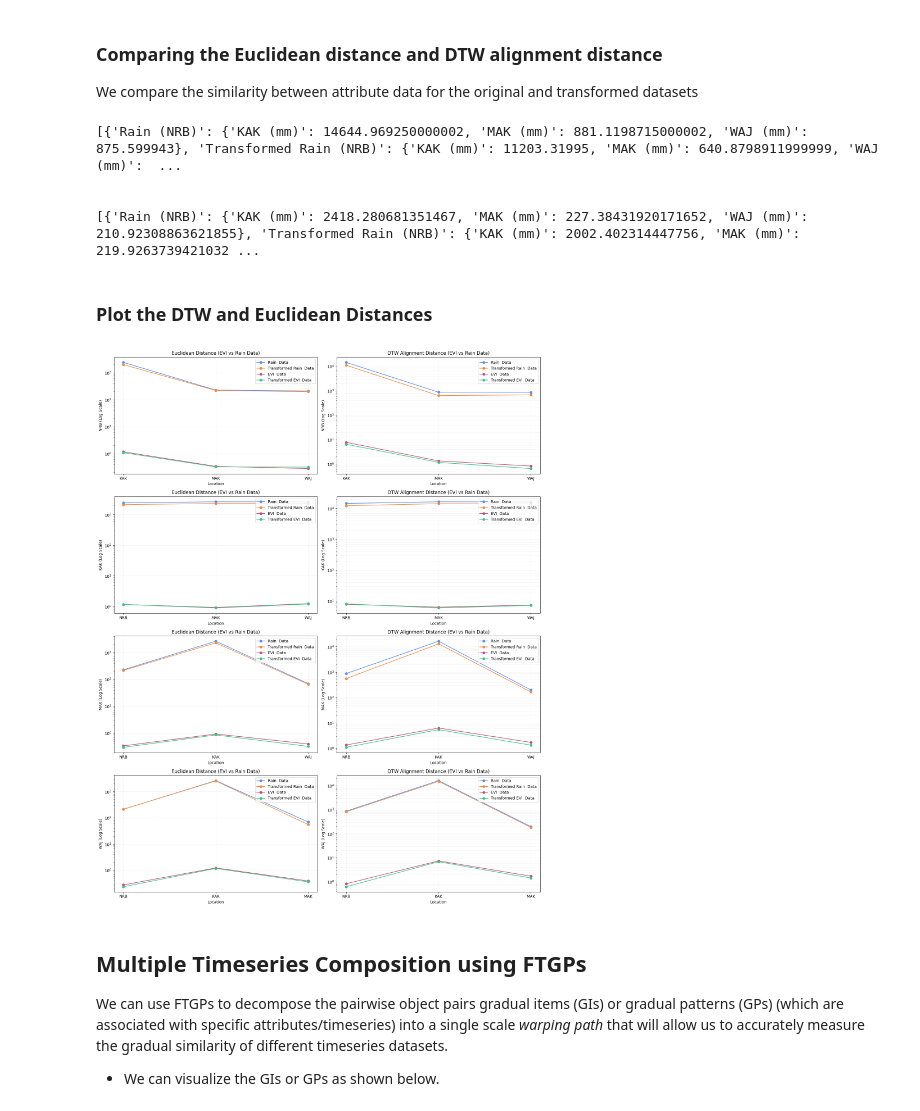
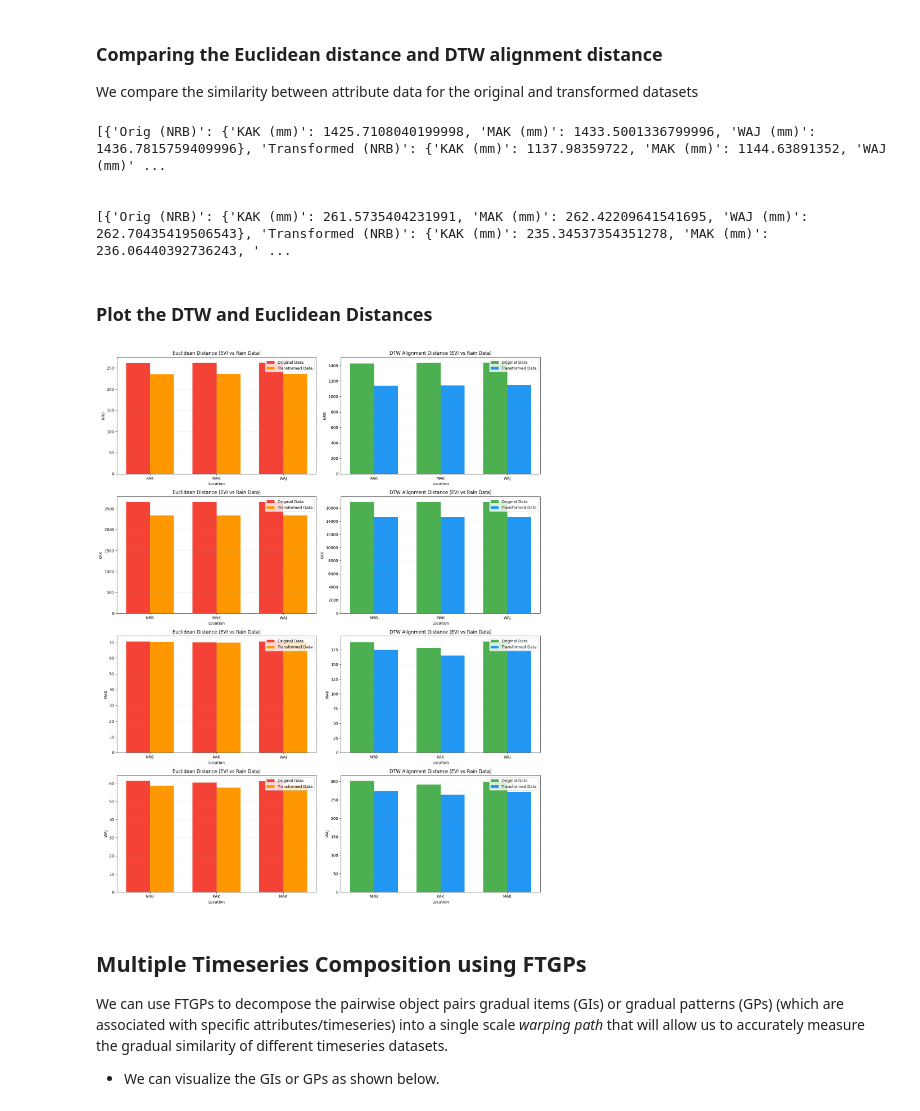
Before and after one commit to owuordickson/t-graank, a Jupyter notebook: analysis/ftgp_composition.ipynb, the cells around one changed output. Drawn from its saved outputs; the diff is of its cells as text; code cells hidden in the pictures.

```diff
--- a/analysis/ftgp_composition.ipynb
+++ b/analysis/ftgp_composition.ipynb
@@ -175,31 +180,24 @@ plt_fig = gp_descriptor_spider_plot([numeric_rain_df, numeric_evi_df], ['Rain',
 We compare the similarity between attribute data for the original and transformed datasets
 # %%
 dtw_data = []
+euc_data = []
 for i, tgrad in enumerate(rain_tgrads):
     orig_rain_data = tgrad.data
     orig_evi_data = evi_tgrads[i].data
     trans_data_rain = rain_tgrad_data[i]['Transformed Data']
     trans_data_evi = evi_tgrad_data[i]['Transformed Data']
-    temp_dict = gen_dtw_data(tgrad, orig_rain_data, orig_evi_data, trans_data_rain, trans_data_evi)
-    dtw_data.append(temp_dict)
+    dtw_dict, euc_dict = compute_distance(tgrad, orig_rain_data, orig_evi_data, trans_data_rain, trans_data_evi)
+    dtw_data.append(dtw_dict)
+    euc_data.append(euc_dict)
-# %%
-euc_data = []
-for i, tgrad in enumerate(rain_tgrads):
-    orig_rain_data = tgrad.data
-    orig_evi_data = evi_tgrads[i].data
-    trans_data_rain = rain_tgrad_data[i]['Transformed Data']
-    trans_data_evi = evi_tgrad_data[i]['Transformed Data']
-    temp_dict = gen_euc_data(tgrad, orig_rain_data, orig_evi_data, trans_data_rain, trans_data_evi)
-    euc_data.append(temp_dict)
 # %%
 print(dtw_data)
 print("\n")
 print(euc_data)
 # %% [output]
-[{'Rain (NRB)': {'KAK (mm)': 14644.969250000002, 'MAK (mm)': 881.1198715000002, 'WAJ (mm)': 875.599943}, 'Transformed Rain (NRB)': {'KAK (mm)': 11203.31995, 'MAK (mm)': 640.8798911999999, 'WAJ (mm)':  ...
+[{'Orig (NRB)': {'KAK (mm)': 1425.7108040199998, 'MAK (mm)': 1433.5001336799996, 'WAJ (mm)': 1436.7815759409996}, 'Transformed (NRB)': {'KAK (mm)': 1137.98359722, 'MAK (mm)': 1144.63891352, 'WAJ (mm)' ...
 
 
-[{'Rain (NRB)': {'KAK (mm)': 2418.280681351467, 'MAK (mm)': 227.38431920171652, 'WAJ (mm)': 210.92308863621855}, 'Transformed Rain (NRB)': {'KAK (mm)': 2002.402314447756, 'MAK (mm)': 219.9263739421032 ...
+[{'Orig (NRB)': {'KAK (mm)': 261.5735404231991, 'MAK (mm)': 262.42209641541695, 'WAJ (mm)': 262.70435419506543}, 'Transformed (NRB)': {'KAK (mm)': 235.34537354351278, 'MAK (mm)': 236.06440392736243, ' ...
 # %% [markdown]
 ### Plot the DTW and Euclidean Distances
 # %%
@@ -213,6 +211,8 @@ for i, t_grad in enumerate(rain_tgrads):
         col = col[:3]
         locations.append(col)
     target_col = t_grad.titles[t_grad.target_col][:3]
+    x = np.arange(len(locations))
+    width = 0.36
 
     columns = ['Data', 'Metric']
     columns.extend(locations)
@@ -222,50 +222,59 @@ for i, t_grad in enumerate(rain_tgrads):
         row = [key, "DTW"]
         for k, v in val_dict.items():
             row.append(v)
         plt_data.append(row)
 
     for key, val_dict in euc_data[i].items():
         row = [key, "EUC"]
         for k, v in val_dict.items():
             row.append(v)
         plt_data.append(row)
-
     plt_df = pd.DataFrame(plt_data, columns=columns)
-
-    # Create the combined legend label
-    plt_df['Legend'] = plt_df['Data'] #+ " + " + plt_df['Metric']
 
     # 2. Filter data for specific plots
     df_evi = plt_df[plt_df['Data'].str.contains('EVI')]
     df_euc = plt_df[plt_df['Metric'] == 'EUC']
     df_dtw = plt_df[plt_df['Metric'] == 'DTW']
 
-    # Plot 1: All EVI Data
-    for _, row in df_euc.iterrows():
-        lbl_txt = str(row['Legend']).split('(')[0] + ' Data'
-        ax[i,0].plot(locations, row[locations], marker='o', label=lbl_txt)
+    dtw_rain_vals = df_dtw[df_dtw['Data'].str.contains('Orig')][locations].values.flatten()
+    dtw_trans_vals = df_dtw[df_dtw['Data'].str.contains('Transformed')][locations].values.flatten()
+    euc_rain_vals = df_euc[df_euc['Data'].str.contains('Orig')][locations].values.flatten()
+    euc_trans_vals = df_euc[df_euc['Data'].str.contains('Transformed')][locations].values.flatten()
+
+
+    ## Plot 1: All EUC Data
+    colors = ['#4CAF50', '#F44336', '#FF9800', '#2196F3'] # Green, Red, Orange, Blue
+    ax[i,0].bar(x - width/2, euc_rain_vals, width, label='Original Data', color=colors[1])
+    ax[i,0].bar(x + width/2, euc_trans_vals, width, label='Transformed Data', color=colors[2])
     ax[i,0].set_title('Euclidean Distance (EVI vs Rain Data)')
-    ax[i,0].set_ylabel(f'{target_col} (Log Scale)')
-    ax[i,0].set_yscale('log') # Use log scale because Rain is much higher than EVI
+    ax[i,0].set_ylabel(f'{target_col}')
+    #ax[i,0].set_yscale('log') # Use log scale because Rain is much higher than EVI
+    ax[i,0].set_xticks(x)
+    ax[i,0].set_xticklabels(locations)
     ax[i,0].legend(loc='upper right')
     ax[i,0].grid(True, alpha=0.3)
     ax[i,0].set_xlabel('Location')
 
-    # Plot 2: All DTW Metric Data
-    for _, row in df_dtw.iterrows():
-        lbl_txt = str(row['Legend']).split('(')[0] + ' Data'
-        ax[i,1].plot(locations, row[locations], marker='o', label=lbl_txt)
+    ## Plot 2: All DTW Metric Data
+    # for _, row in df_dtw.iterrows():
+        # lbl_txt = str(row['Legend']).split('(')[0] + ' Data'
+        # ax[i,1].plot(locations, row[locations], marker='o', label=lbl_txt)
+    #    ax[i,1].bar(locations, row[locations], color=colors)#, label=lbl_txt)
+    ax[i,1].bar(x - width/2, dtw_rain_vals, width, label='Original Data', color=colors[0])
+    ax[i,1].bar(x + width/2, dtw_trans_vals, width, label='Transformed Data', color=colors[3])
     ax[i,1].set_title('DTW Alignment Distance (EVI vs Rain Data)')
-    ax[i,1].set_ylabel(f'{target_col} (Log Scale)')
-    ax[i,1].set_yscale('log') # Use log scale because Rain is much higher than EVI
+    ax[i,1].set_ylabel(f'{target_col}')
+    # ax[i,1].set_yscale('log') # Use log scale because Rain is much higher than EVI
+    ax[i,1].set_xticks(x)
+    ax[i,1].set_xticklabels(locations)
     ax[i,1].legend(loc='upper right')
     ax[i,1].grid(True, which="both", ls="-", alpha=0.2)
     ax[i,1].set_xlabel('Location')
 
 plt.tight_layout()
 plt.show()
 # %% [output]
-[figure, old version]
+[figure, new version]
 # %% [markdown]
 ## Multiple Timeseries Composition using FTGPs
 
```
Also changed, not shown: parts of 6 cells of this notebook, 1 other file.
